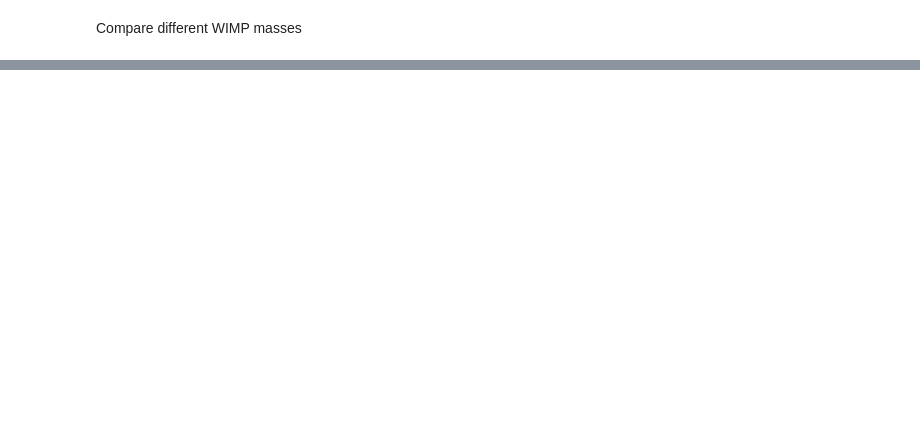
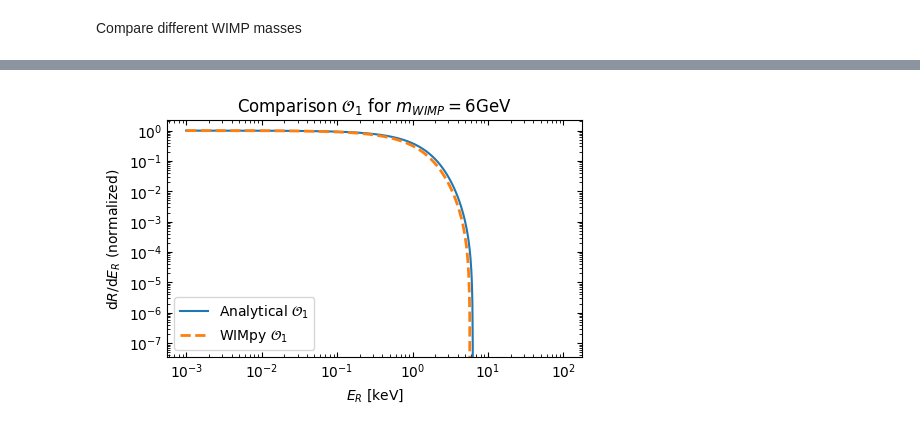
Before and after one commit to tiagocamison/WIMP-LEGEND, a Jupyter notebook: WIMP_O1_spectrum.ipynb, the cells around one changed output, grey strips where cells are left out. Saved outputs shown, nothing was run; the diff lists cells and outputs as text; code cells hidden in the pictures; blank space fills up the shorter version.

```diff
--- a/WIMP_O1_spectrum.ipynb
+++ b/WIMP_O1_spectrum.ipynb
@@ -253,0 +306,20 @@ plt.show()
+# %%
+eta_sun = make_eta(speed_f_boosted(v0, vesc, v_E), vesc + v_E)
+
+fig, ax = plt.subplots(figsize=(1.5 * (3 + 3/8), 3 + 3/8))
+
+E_list_GeV = E_list*1e-6
+own_flux = np.abs(dRdE(6, m_n, E_list_GeV, 1, rho, eta_sun)) * F2_SI_Ge76(E_list)
+
+ax.loglog(E_list, own_flux/own_flux[0], label=r"Analytical $\mathcal{O}_1$")
+ax.loglog(E_list, R_SI_NREFT/R_SI_NREFT[0], '--', lw=2.0, label=r'WIMpy $\mathcal{O}_1$')
+ax.set_xlabel(r'$E_R$ [keV]')
+ax.set_ylabel(r'$\mathrm{d}R/\mathrm{d}E_R$ (normalized)')
+
+plt.title(r"Comparison $\mathcal{O}_1$ for $m_{WIMP} = 6 \mathrm{GeV}$")
+ax.legend()
+
+ax.tick_params(which='both', direction='in', right=True, top=True)
+fig.tight_layout()
+# %% [output]
+[figure, added]
```
Also changed, not shown: parts of 9 cells of this notebook.
